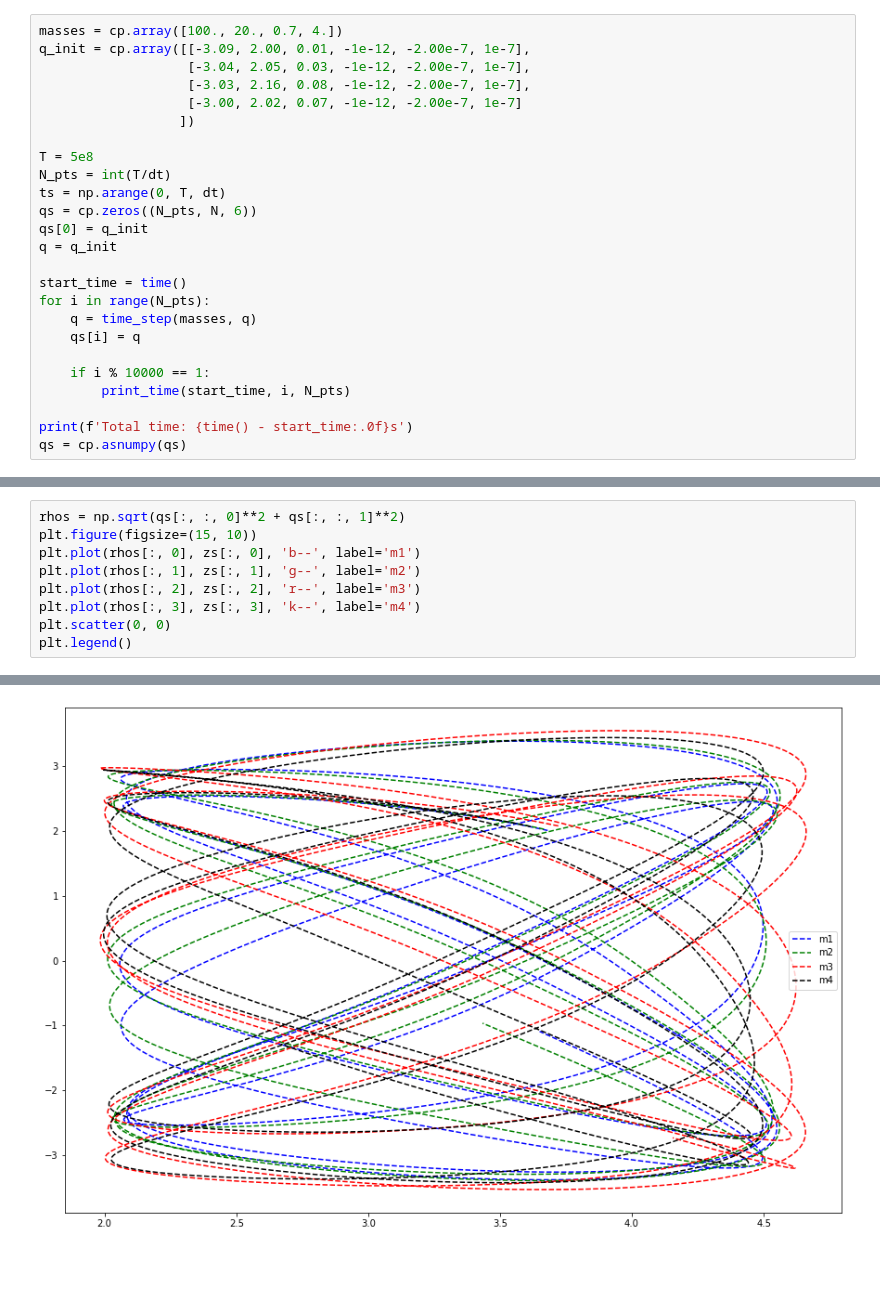
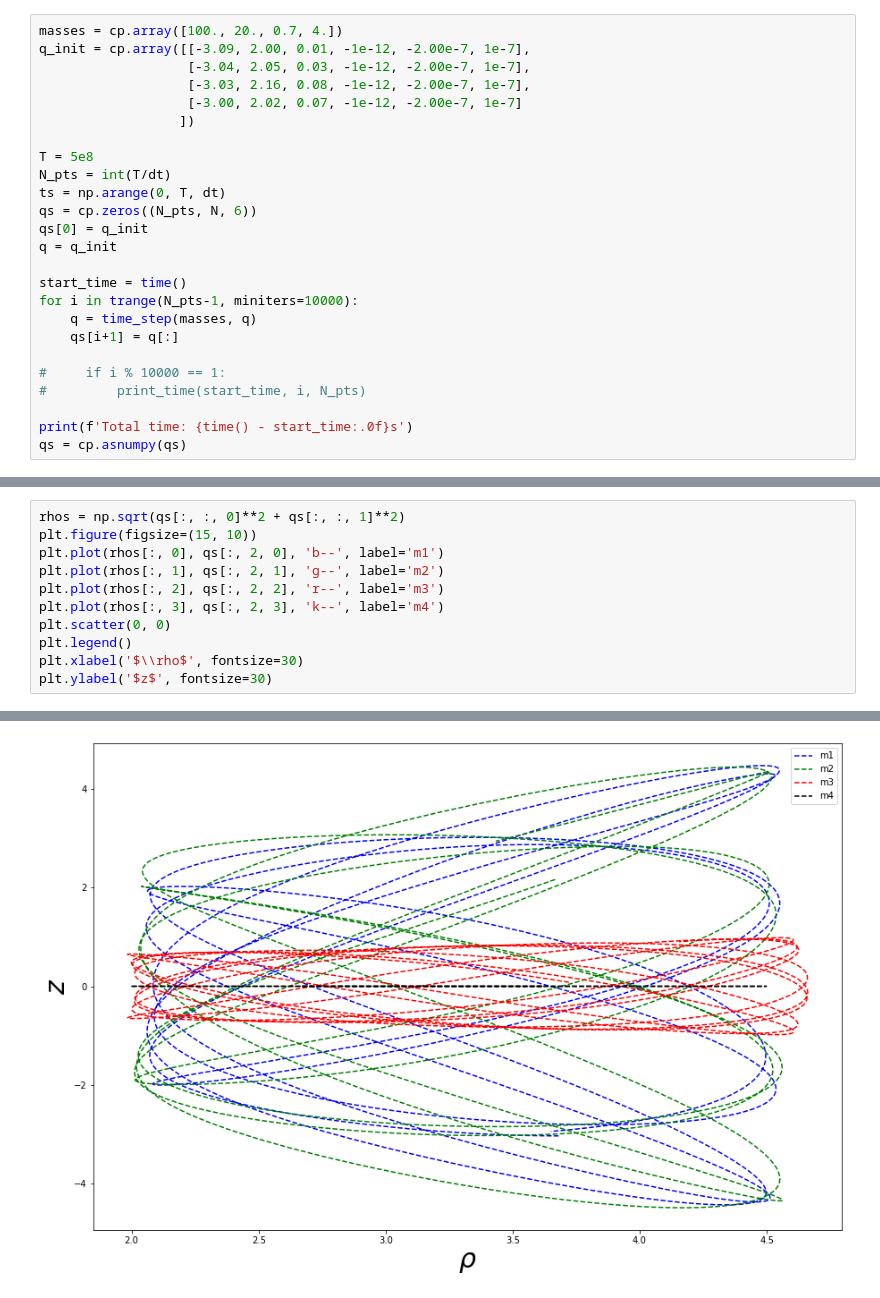
Before and after one commit to NoaVidovic/stream-nbody-simulation, a Jupyter notebook: n_body_orbit_integration.ipynb, the cells around one changed output, grey strips where cells are left out. Drawn from its saved outputs; the diff is of its cells as text; blank space fills up the shorter version.

```diff
--- a/n_body_orbit_integration.ipynb
+++ b/n_body_orbit_integration.ipynb
@@ -118,12 +197,12 @@ qs[0] = q_init
 q = q_init
 
 start_time = time()
-for i in range(N_pts):
+for i in trange(N_pts-1, miniters=10000):
     q = time_step(masses, q)
-    qs[i] = q
+    qs[i+1] = q[:]
 
-    if i % 10000 == 1:
-        print_time(start_time, i, N_pts)
+#     if i % 10000 == 1:
+#         print_time(start_time, i, N_pts)
 
 print(f'Total time: {time() - start_time:.0f}s')
 qs = cp.asnumpy(qs)
@@ -192,10 +255,12 @@ Text(0, 0.5, 'z')
 # %%
 rhos = np.sqrt(qs[:, :, 0]**2 + qs[:, :, 1]**2)
 plt.figure(figsize=(15, 10))
-plt.plot(rhos[:, 0], zs[:, 0], 'b--', label='m1')
-plt.plot(rhos[:, 1], zs[:, 1], 'g--', label='m2')
-plt.plot(rhos[:, 2], zs[:, 2], 'r--', label='m3')
-plt.plot(rhos[:, 3], zs[:, 3], 'k--', label='m4')
+plt.plot(rhos[:, 0], qs[:, 2, 0], 'b--', label='m1')
+plt.plot(rhos[:, 1], qs[:, 2, 1], 'g--', label='m2')
+plt.plot(rhos[:, 2], qs[:, 2, 2], 'r--', label='m3')
+plt.plot(rhos[:, 3], qs[:, 2, 3], 'k--', label='m4')
 plt.scatter(0, 0)
 plt.legend()
+plt.xlabel('$\\rho$', fontsize=30)
+plt.ylabel('$z$', fontsize=30)
 # %% [output]
@@ -203 +268 @@ plt.legend()
-[figure, old version]
+[figure, new version]
```
Also changed, not shown: parts of 11 cells of this notebook, 2 other files.
